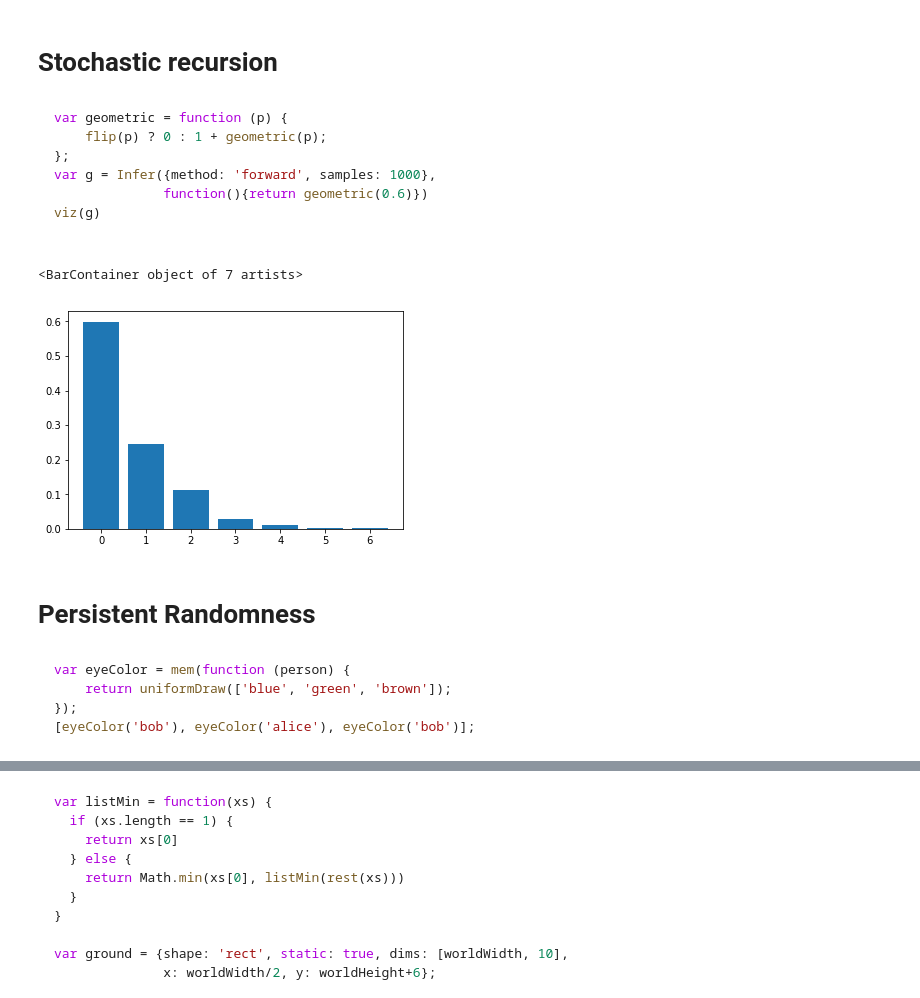
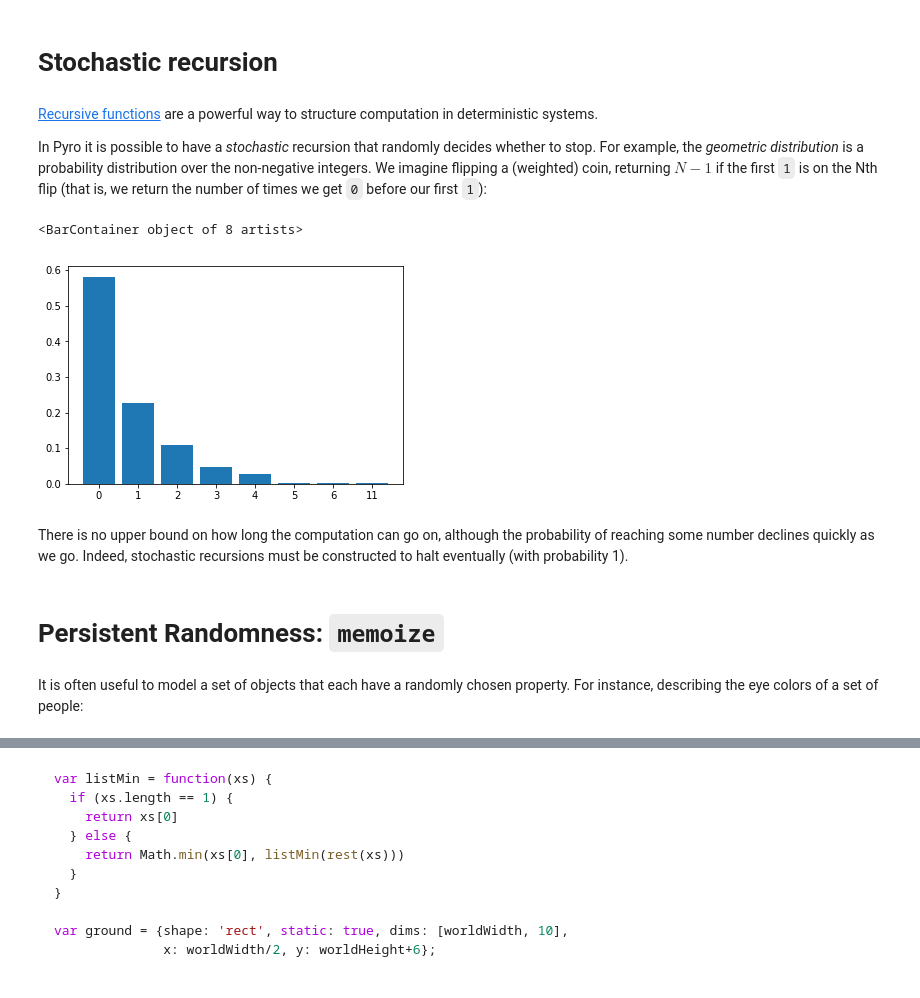
Before and after one commit to ebigelow/probmods-pyro, a Jupyter notebook: Chapter 2 - Generative Models.ipynb, the cells around one changed output, grey strips where cells are left out. Drawn from its saved outputs; the diff is of its cells as text; code cells hidden in the pictures.

````diff
--- a/Chapter 2 - Generative Models.ipynb
+++ b/Chapter 2 - Generative Models.ipynb
@@ -239,5 +300,0 @@ def foo():
-# %%
-# make the marginal distributions on return values explicit:
-posterior = pyro.infer.Importance(foo, num_samples=1000)
-marginal = pyro.infer.EmpiricalMarginal(posterior.run())
-plt.hist(marginal.sample(torch.Size([1000])), bins=25)
@@ -255,0 +397,6 @@ plt.hist(marginal.sample(torch.Size([1000])), bins=25)
+# %%
+def Infer(model, num_samples=1000):
+    posterior = pyro.infer.Importance(model, num_samples=num_samples)
+    marginal = pyro.infer.EmpiricalMarginal(posterior.run())
+    samples = marginal.sample(torch.Size([num_samples]))
+    return samples.tolist()
@@ -256,38 +487,35 @@ plt.hist(marginal.sample(torch.Size([1000])), bins=25)
 # %% [markdown]
 # Stochastic recursion
-# %% [markdown]
-```javascript
-var geometric = function (p) {
-    flip(p) ? 0 : 1 + geometric(p);
-};
-var g = Infer({method: 'forward', samples: 1000},
-              function(){return geometric(0.6)})
-viz(g)
-
-```
+# %% [markdown]
+[Recursive functions](https://en.wikipedia.org/wiki/Recursion_(computer_science)) are a powerful way to structure computation in deterministic systems.
+
+In Pyro it is possible to have a *stochastic* recursion that randomly decides whether to stop.
+For example, the *geometric distribution* is a probability distribution over the non-negative integers.
+We imagine flipping a (weighted) coin, returning $N-1$ if the first `1` is on the Nth flip (that is, we return the number of times we get `0` before our first `1`):
+
+<!--
+g = pyro.infer.Importance(geometric, num_samples=1000)
+marginal = pyro.infer.EmpiricalMarginal(g.run(0.6))
+samples = marginal.sample(torch.Size([1000]))
+-->
 # %%
 def geometric(p, t=0):
-    x = pyro.sample(f"x_{t}", pyro.distributions.Bernoulli(p))
+    # x = pflip(f"x_{t}", p)    # equivalent in this case
+    x = flip(p)
     return torch.tensor(0) if x else 1 + geometric(p, t + 1)
 
 # make the marginal distributions on return values explicit:
-g = pyro.infer.Importance(geometric, num_samples=1000)
-marginal = pyro.infer.EmpiricalMarginal(g.run(0.6))
-samples = marginal.sample(torch.Size([1000]))
+samples = Infer(lambda: geometric(p=0.6))
 
 labels, counts = np.unique(samples, return_counts=True, axis=0)
 probs = counts / np.sum(counts)
 plt.bar(range(len(labels)), probs, align='center', tick_label=[str(w) for w in labels])
 # %% [output]
-<BarContainer object of 7 artists>
+<BarContainer object of 8 artists>
-[figure, old version]
+[figure, new version]
+# %% [markdown]
+There is no upper bound on how long the computation can go on, although the probability of reaching some number declines quickly as we go.
+Indeed, stochastic recursions must be constructed to halt eventually (with probability 1).
 # %% [markdown]
-# Persistent Randomness
+# Persistent Randomness: `memoize`
-# %% [markdown]
-```javascript
-var eyeColor = mem(function (person) {
-    return uniformDraw(['blue', 'green', 'brown']);
-});
-[eyeColor('bob'), eyeColor('alice'), eyeColor('bob')];
-```
 # %%
@@ -297,3 +523,5 @@ def memoize(fn=None, **kwargs):
     if fn is None:
         return lambda _fn: memoize(_fn, **kwargs)
     return functools.lru_cache(**kwargs)(fn)
+# %% [markdown]
+It is often useful to model a set of objects that each have a randomly chosen property. For instance, describing the eye colors of a set of people:
````
Also changed, not shown: parts of 92 cells of this notebook.
